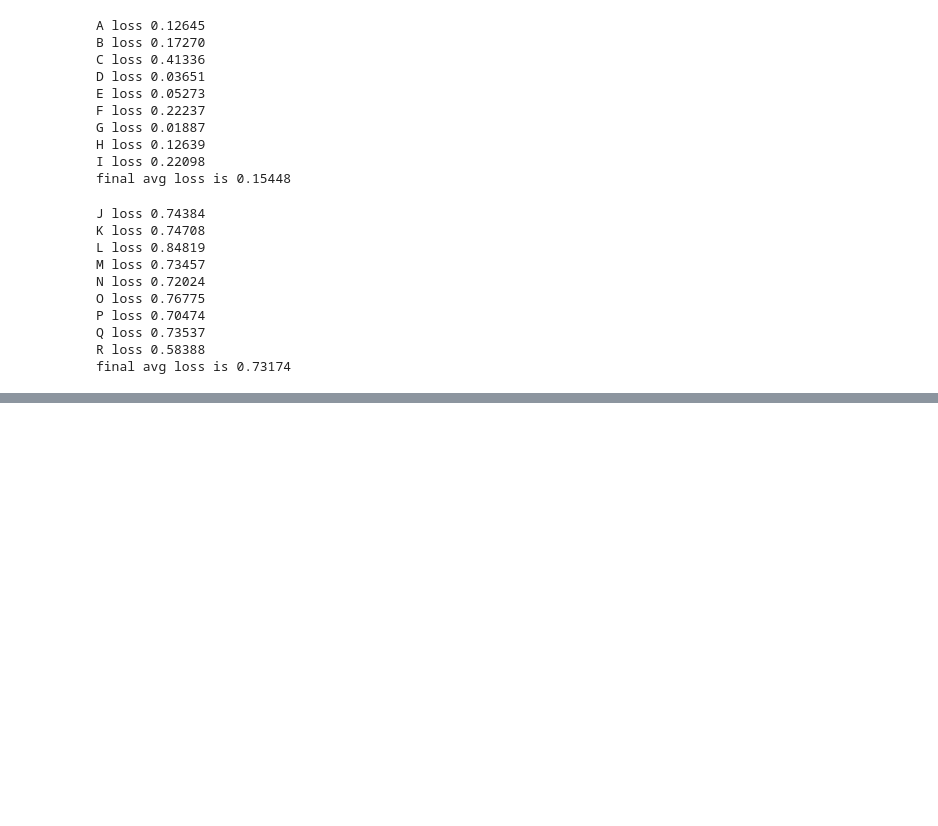
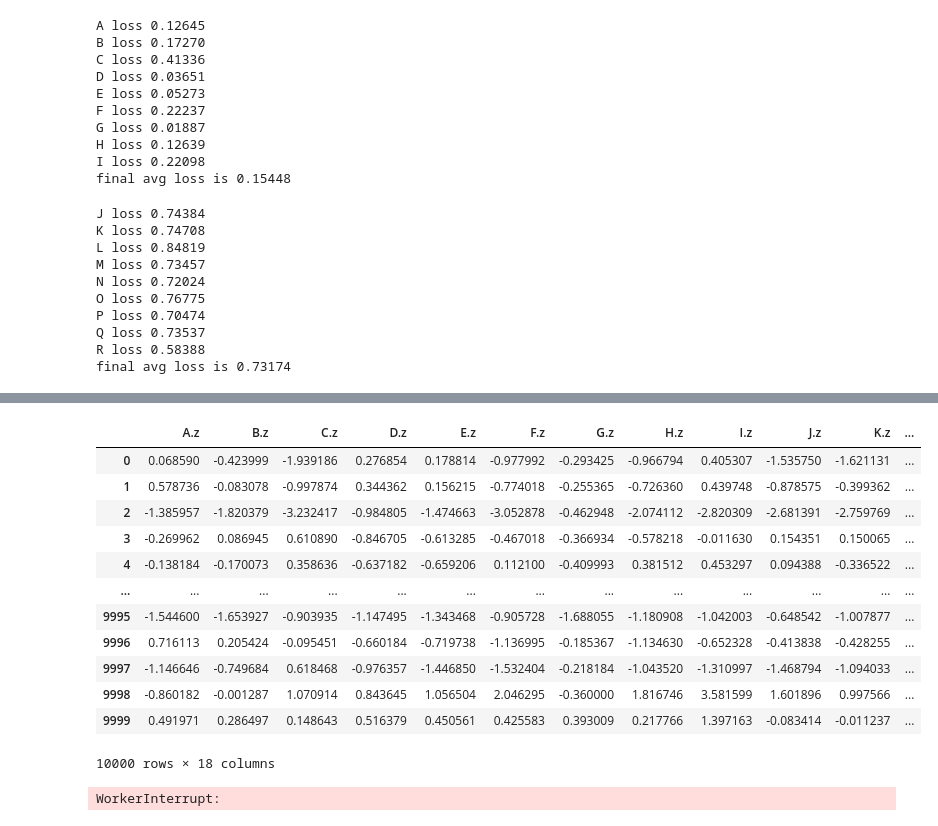
Before and after one commit to hongyx11/g20, a Jupyter notebook: play_yuxi.ipynb, the cells around one changed output, grey strips where cells are left out. Drawn from its saved outputs; the diff is of its cells as text; code cells hidden in the pictures; blank space fills up the shorter version.

```diff
--- a/play_yuxi.ipynb
+++ b/play_yuxi.ipynb
@@ -30,14 +30,17 @@ def getxandy(filename):
     y = df.z.to_numpy()
   return x,y
 # %%
-def getpolyxandy(filename,poly=2):
+def getpolyxandy(filename,poly=2,withy=True):
   with open(filename,'r') as f:
     df = pd.read_csv(f,index_col=0)
     x = np.zeros((len(df.x),2))
     y = np.zeros((len(df.x)))
     x[:,0] = df.x.to_numpy()
     x[:,1] = df.y.to_numpy()
-    y = df.z.to_numpy()
+    if withy:
+      y = df.z.to_numpy()
+    else:
+      y = None
     poly = PolynomialFeatures(degree=poly)
     x = poly.fit_transform(x)
   return x,y
@@ -139,19 +142,22 @@ from sklearn.model_selection import GridSearchCV
 from sklearn.model_selection import train_test_split
 final_acc = []
 pred_array = {}
+trainfolder = 'small_datasets/'
+datasets = [chr(ord('A') + x) for x in range(18)]
+polydegree=4
 for d in datasets:
-  X,y = getpolyxandy('small_datasets/'+'R'+'/train.csv',4)
-  clf = GridSearchCV(DecisionTreeRegressor(), {'max_depth':[10,11,12,13,14,15,16,17,18,19,20,21,22,23,24,25,26,27,28,29,30]})
+  X,y = getpolyxandy(trainfolder+d+'/train.csv',polydegree)
+  clf = GridSearchCV(DecisionTreeRegressor(), {'max_depth':[10,11,12,13,14,15,16,17,18,19,20,21,22,23,24,25,26,27,28,29,30]},n_jobs=40)
   X_train,X_test,y_train,y_test = train_test_split(X,y,test_size=0.1, random_state=1)
   clf.fit(X_train, y_train)
   y_pred = clf.best_estimator_.predict(X_test)
   loss = scoreperdataset(y_pred,y_test)
   final_acc.append(loss)
-  X_real,y_real = getpolyxandy('small_datasets/'+'R'+'/train.csv',4)
+  X_real,y_real = getpolyxandy(trainfolder+d+'/test.csv',polydegree,withy=False)
   y_real_pred = clf.best_estimator_.predict(X_real)
   pred_array[d+'.z'] = y_real_pred
-  print('loss for f is {}, maxdepth is {}'.format(loss, clf.best_estimator_.max_depth))
+  print('loss for {} is {}, maxdepth is {}'.format(d,loss, clf.best_estimator_.max_depth))
 print('final avg loss is {:.5f}'.format( sum(final_acc)/len(final_acc)))
 outdf = pd.DataFrame(pred_array)
-outdf.to_csv('submission.csv',index_label='id')
+outdf.to_csv('submission_{}_pd{}.csv'.format(trainfolder,polydegree),index_label='id')
 # %% [output]
@@ -158,0 +183,41 @@ final avg loss is 0.57828
+# %%
+outdf
+# %% [output]
+|  | A.z | B.z | C.z | D.z | E.z | F.z | G.z | H.z | I.z | J.z | K.z | ... |
+| 0 | 0.068590 | -0.423999 | -1.939186 | 0.276854 | 0.178814 | -0.977992 | -0.293425 | -0.966794 | 0.405307 | -1.535750 | -1.621131 | ... |
+| 1 | 0.578736 | -0.083078 | -0.997874 | 0.344362 | 0.156215 | -0.774018 | -0.255365 | -0.726360 | 0.439748 | -0.878575 | -0.399362 | ... |
+| 2 | -1.385957 | -1.820379 | -3.232417 | -0.984805 | -1.474663 | -3.052878 | -0.462948 | -2.074112 | -2.820309 | -2.681391 | -2.759769 | ... |
+| 3 | -0.269962 | 0.086945 | 0.610890 | -0.846705 | -0.613285 | -0.467018 | -0.366934 | -0.578218 | -0.011630 | 0.154351 | 0.150065 | ... |
+| 4 | -0.138184 | -0.170073 | 0.358636 | -0.637182 | -0.659206 | 0.112100 | -0.409993 | 0.381512 | 0.453297 | 0.094388 | -0.336522 | ... |
+| ... | ... | ... | ... | ... | ... | ... | ... | ... | ... | ... | ... | ... |
+| 9995 | -1.544600 | -1.653927 | -0.903935 | -1.147495 | -1.343468 | -0.905728 | -1.688055 | -1.180908 | -1.042003 | -0.648542 | -1.007877 | ... |
+| 9996 | 0.716113 | 0.205424 | -0.095451 | -0.660184 | -0.719738 | -1.136995 | -0.185367 | -1.134630 | -0.652328 | -0.413838 | -0.428255 | ... |
+| 9997 | -1.146646 | -0.749684 | 0.618468 | -0.976357 | -1.446850 | -1.532404 | -0.218184 | -1.043520 | -1.310997 | -1.468794 | -1.094033 | ... |
+| 9998 | -0.860182 | -0.001287 | 1.070914 | 0.843645 | 1.056504 | 2.046295 | -0.360000 | 1.816746 | 3.581599 | 1.601896 | 0.997566 | ... |
+| 9999 | 0.491971 | 0.286497 | 0.148643 | 0.516379 | 0.450561 | 0.425583 | 0.393009 | 0.217766 | 1.397163 | -0.083414 | -0.011237 | ... |
+10000 rows × 18 columns
+# %%
+from sklearn.model_selection import GridSearchCV
+from sklearn.model_selection import train_test_split
+final_acc = []
+pred_array = {}
+trainfolder = 'large_datasets/'
+datasets = [chr(ord('A') + x) for x in range(18)]
+polydegree=4
+for d in datasets:
+  X,y = getpolyxandy(trainfolder+d+'/train.csv',polydegree)
+  clf = GridSearchCV(DecisionTreeRegressor(), {'max_depth':[10,11,12,13,14,15,16,17,18,19,20,21,22,23,24,25,26,27,28,29,30]},n_jobs=20)
+  X_train,X_test,y_train,y_test = train_test_split(X,y,test_size=0.1, random_state=1)
+  clf.fit(X_train, y_train)
+  y_pred = clf.best_estimator_.predict(X_test)
+  loss = scoreperdataset(y_pred,y_test)
+  final_acc.append(loss)
+  X_real,y_real = getpolyxandy(trainfolder+d+'/test.csv',polydegree,withy=False)
+  y_real_pred = clf.best_estimator_.predict(X_real)
+  pred_array[d+'.z'] = y_real_pred
+  print('loss for {} is {}, maxdepth is {}'.format(d,loss, clf.best_estimator_.max_depth))
+print('final avg loss is {:.5f}'.format( sum(final_acc)/len(final_acc)))
+outdf = pd.DataFrame(pred_array)
+outdf.to_csv('submission_{}_pd{}.csv'.format(trainfolder,polydegree),index_label='id')
+# %% [output]
+WorkerInterrupt:
```
Also changed, not shown: parts of 1 cell of this notebook, 6 other files.
